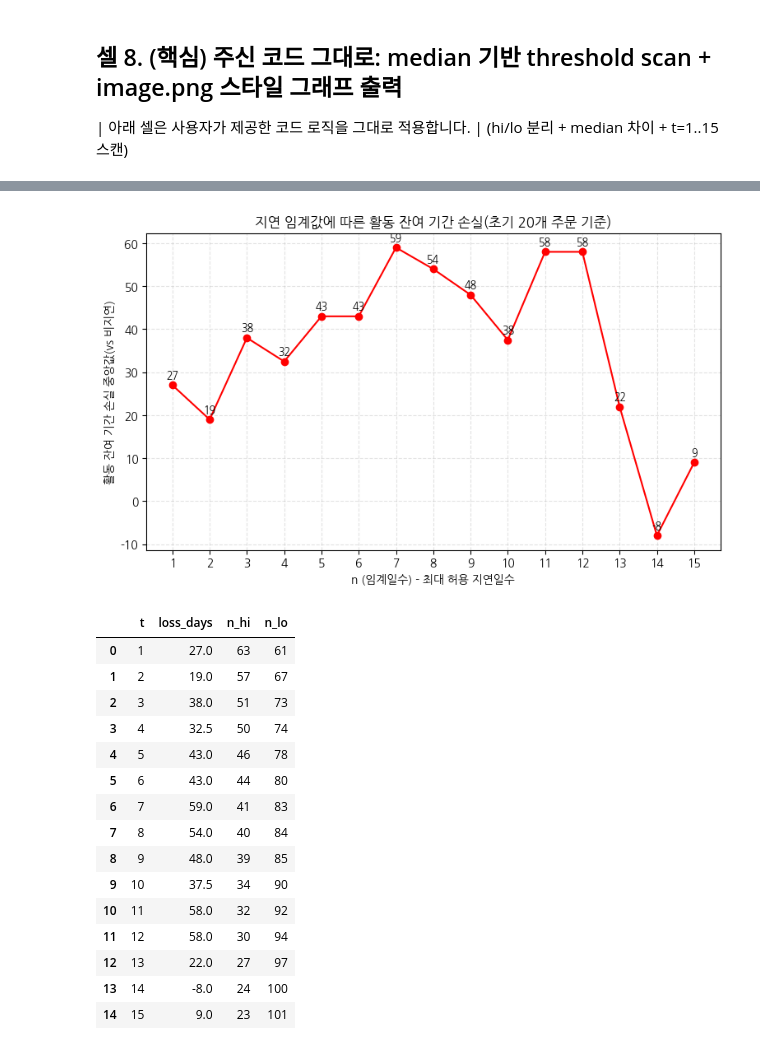
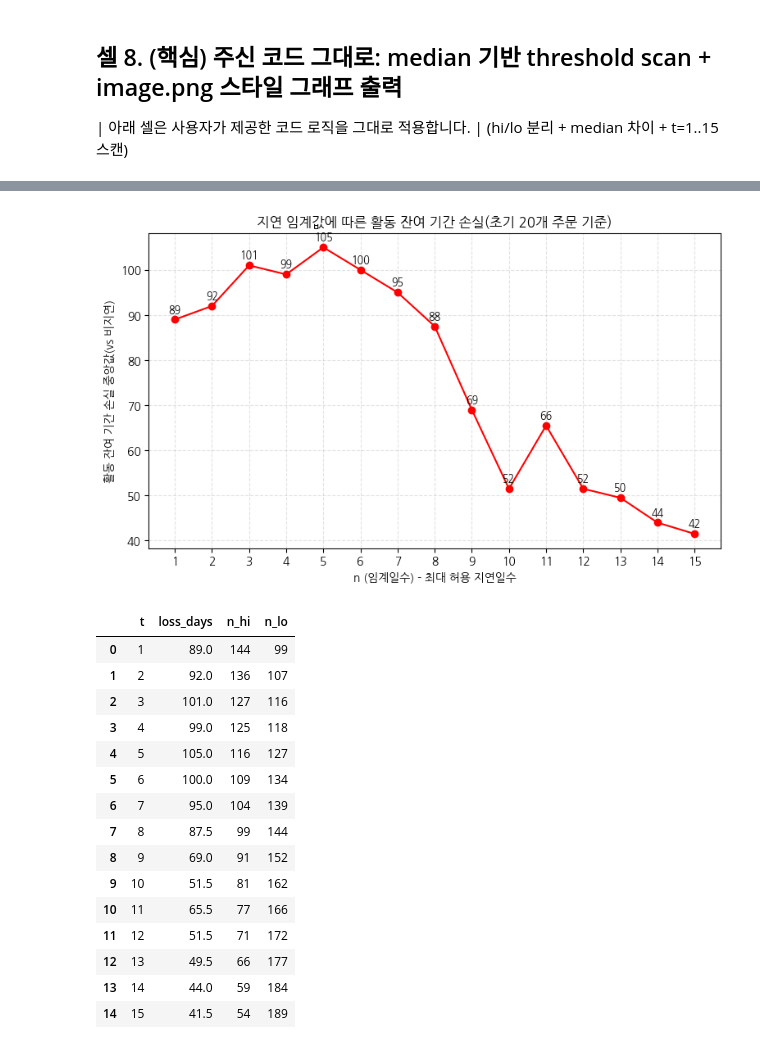
Before and after one commit to hdyeon67/team4_olist_project, a Jupyter notebook: notebooks/main_seller_delay_threshold_loss.ipynb, the cells around one changed output, grey strips where cells are left out. Drawn from its saved outputs; the diff is of its cells as text; code cells hidden in the pictures.

Commit message:
reports image upload

```diff
--- a/notebooks/main_seller_delay_threshold_loss.ipynb
+++ b/notebooks/main_seller_delay_threshold_loss.ipynb
@@ -530,6 +530,15 @@ seller_kpi = seller_early.merge(
 # 배송완료 50건 이상 필터(충분 표본)
 seller_kpi_50 = seller_kpi[seller_kpi["total_delivered_orders"] >= 50].copy()
 
+# ✅ (추가) 필터 없는 전체 코호트 (초기 20건 충족 셀러 전부)
+seller_kpi_all = seller_kpi.copy()
+
+# ✅ (유지) 50건 이상 코호트도 별도로 유지
+seller_kpi_50 = seller_kpi[seller_kpi["total_delivered_orders"] >= 50].copy()
+
+print("seller_kpi_all:", seller_kpi_all.shape)
+print("seller_kpi_50 :", seller_kpi_50.shape)
+
 print("seller_kpi_50 shape:", seller_kpi_50.shape)
 seller_kpi_50[["early_max_late","remaining_active_days","total_delivered_orders"]].describe()
 # %% [output]
@@ -547,3 +558,17 @@ seller_kpi_50 shape: (124, 11)
 ## 셀 8. (핵심) 주신 코드 그대로: median 기반 threshold scan + image.png 스타일 그래프 출력
 | 아래 셀은 사용자가 제공한 코드 로직을 그대로 적용합니다.
 | (hi/lo 분리 + median 차이 + t=1..15 스캔)
+# %%
+# t별 위험군/정상군 표본 수 확인 (매우 중요)
+df = seller_kpi_50.copy()
+delay_col = "early_max_late"
+y_col = "remaining_active_days"
+
+rows = []
+for t in range(1, 16):
+    hi = df[df[delay_col] >= t]
+    lo = df[df[delay_col] <  t]
+    rows.append({"t": t, "n_hi": len(hi), "n_lo": len(lo)})
+
+counts = pd.DataFrame(rows)
+counts
@@ -553,56 +595,51 @@ seller_kpi_50 shape: (124, 11)
 # - df: seller_kpi_50
 # - delay_col: early_max_late
 # - y_col: remaining_active_days  (days 스케일)
 # =========================================
-
-df = seller_kpi_50.copy()
+df = seller_kpi_all.copy()     # ✅ image.png 재현용 코호트
 delay_col = "early_max_late"
 y_col = "remaining_active_days"
 
 rows = []
-for t in range(1, 16):  # 1일부터 시작: t일 이상 지연 경험
-    hi = df[df[delay_col] >= t]   # 위험군
-    lo = df[df[delay_col] <  t]   # 정상군
-
-    # (정상 - 위험) => '손실' 양수
+for t in range(1, 16):
+    hi = df[df[delay_col] >= t]
+    lo = df[df[delay_col] <  t]
     loss = lo[y_col].median() - hi[y_col].median()
     rows.append({"t": t, "loss_days": loss, "n_hi": len(hi), "n_lo": len(lo)})
 
 scan = pd.DataFrame(rows)
 
-# ---- image.png 스타일(빨간 선, 한글 라벨, 모든 점 라벨) ----
 plt.figure(figsize=(9, 5))
 plt.plot(scan["t"], scan["loss_days"], marker="o", color="red")
 plt.xticks(scan["t"])
 plt.xlabel("n (임계일수) - 최대 허용 지연일수")
 plt.ylabel("활동 잔여 기간 손실 중앙값(vs 비지연)")
 plt.title("지연 임계값에 따른 활동 잔여 기간 손실(초기 20개 주문 기준)")
 plt.grid(True, linestyle="--", alpha=0.35)
 
-# ✅ image.png처럼 모든 점에 값 라벨(정수 반올림)
 for t, y in zip(scan["t"], scan["loss_days"]):
     if pd.notna(y):
         plt.text(t, y + 1, f"{int(round(y))}", ha="center", va="bottom", fontsize=9)
 
 plt.savefig("image.png", bbox_inches="tight", dpi=150)
 plt.show()
 
 scan
 # %% [output]
-[figure, old version]
+[figure, new version]
 |  | t | loss_days | n_hi | n_lo |
-| 0 | 1 | 27.0 | 63 | 61 |
-| 1 | 2 | 19.0 | 57 | 67 |
-| 2 | 3 | 38.0 | 51 | 73 |
-| 3 | 4 | 32.5 | 50 | 74 |
-| 4 | 5 | 43.0 | 46 | 78 |
-| 5 | 6 | 43.0 | 44 | 80 |
-| 6 | 7 | 59.0 | 41 | 83 |
-| 7 | 8 | 54.0 | 40 | 84 |
-| 8 | 9 | 48.0 | 39 | 85 |
-| 9 | 10 | 37.5 | 34 | 90 |
-| 10 | 11 | 58.0 | 32 | 92 |
-| 11 | 12 | 58.0 | 30 | 94 |
-| 12 | 13 | 22.0 | 27 | 97 |
-| 13 | 14 | -8.0 | 24 | 100 |
-| 14 | 15 | 9.0 | 23 | 101 |
+| 0 | 1 | 89.0 | 144 | 99 |
+| 1 | 2 | 92.0 | 136 | 107 |
+| 2 | 3 | 101.0 | 127 | 116 |
+| 3 | 4 | 99.0 | 125 | 118 |
+| 4 | 5 | 105.0 | 116 | 127 |
+| 5 | 6 | 100.0 | 109 | 134 |
+| 6 | 7 | 95.0 | 104 | 139 |
+| 7 | 8 | 87.5 | 99 | 144 |
+| 8 | 9 | 69.0 | 91 | 152 |
+| 9 | 10 | 51.5 | 81 | 162 |
+| 10 | 11 | 65.5 | 77 | 166 |
+| 11 | 12 | 51.5 | 71 | 172 |
+| 12 | 13 | 49.5 | 66 | 177 |
+| 13 | 14 | 44.0 | 59 | 184 |
+| 14 | 15 | 41.5 | 54 | 189 |
```
Also changed, not shown: parts of 2 cells of this notebook.
